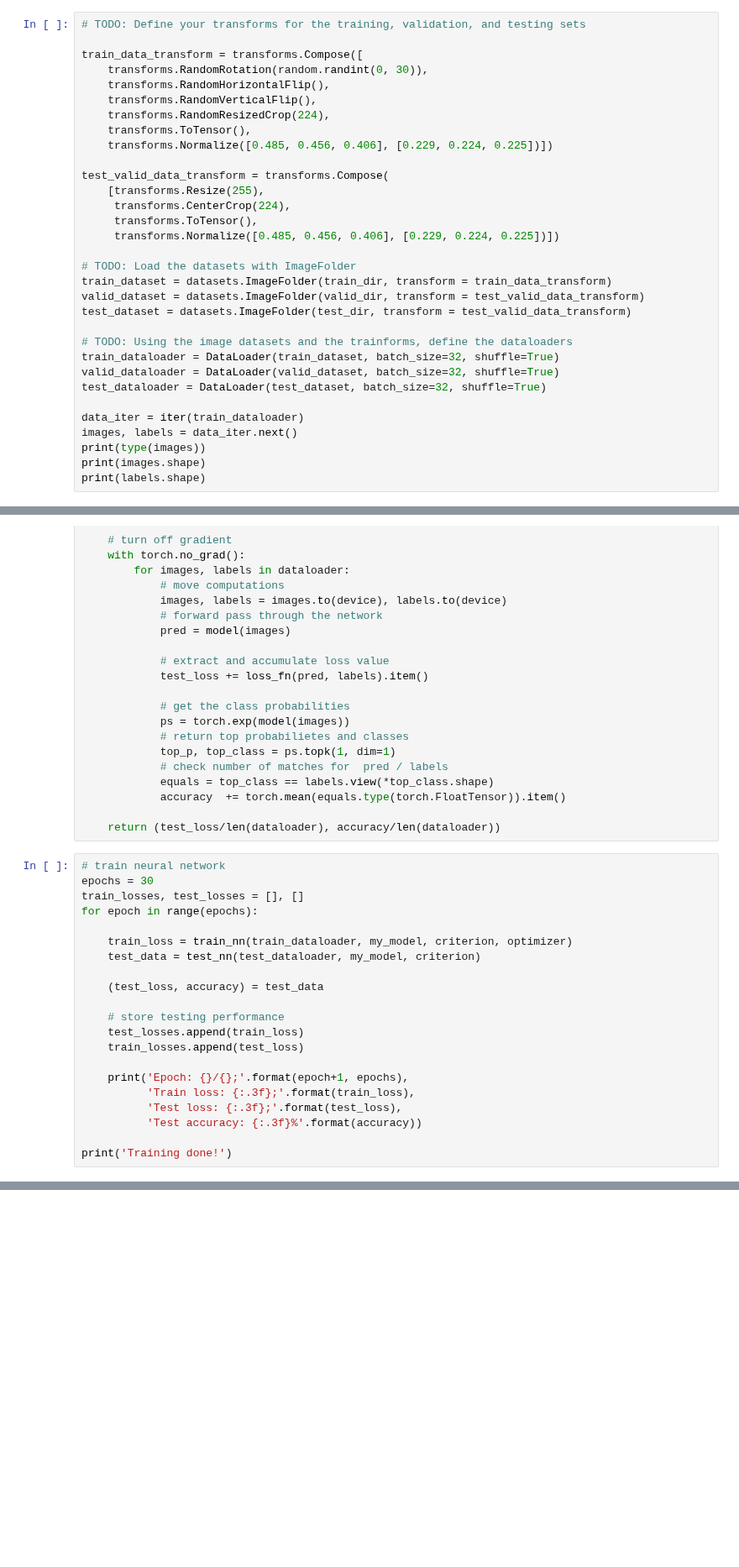
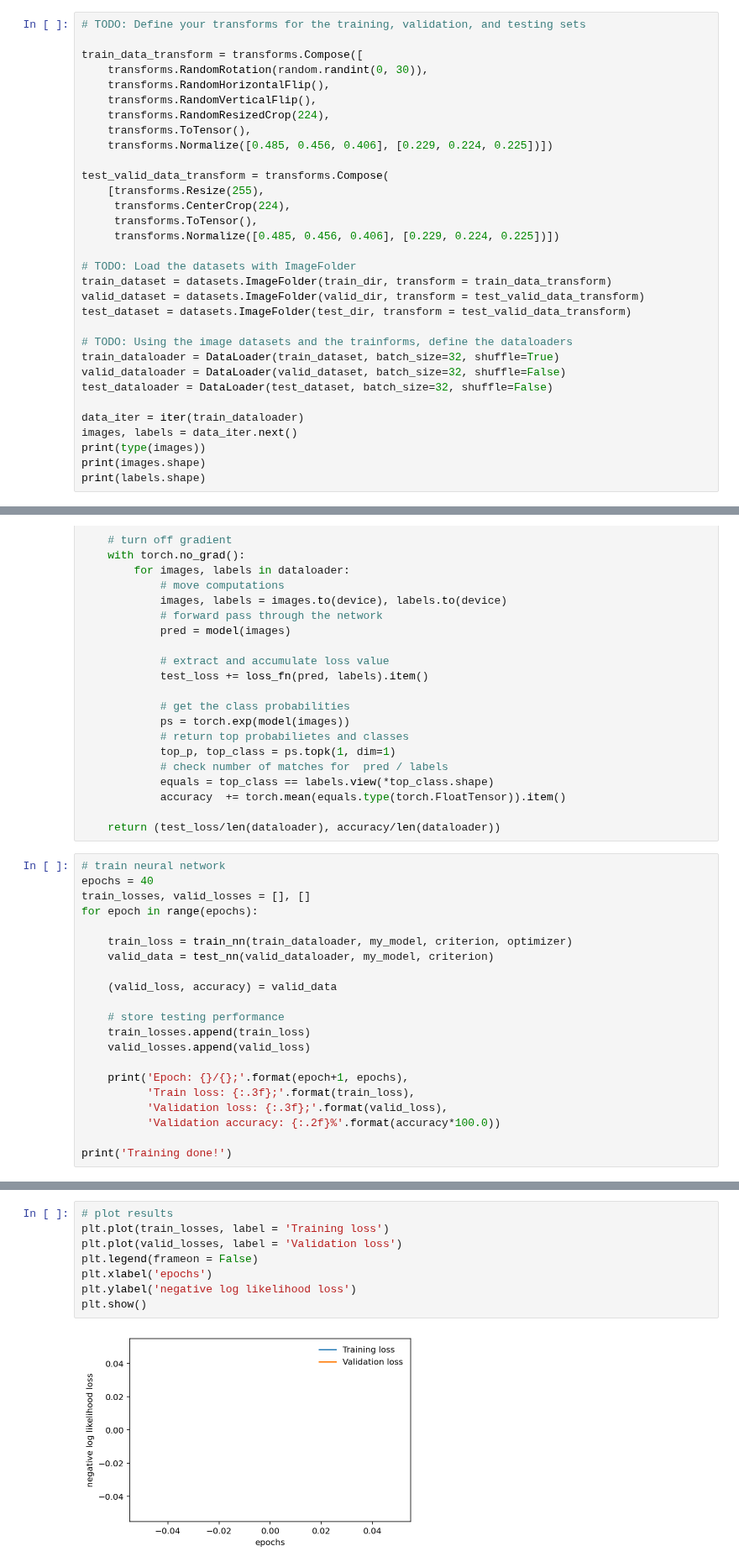
Before and after one commit to Diodak92/Image-Classifier, a Jupyter notebook: ImageClassifierProject.ipynb, the cells around one changed output, grey strips where cells are left out. Shown at 84% size. Cells and saved outputs as stored; diff of their text form; blank space fills up the shorter version.

```diff
--- a/ImageClassifierProject.ipynb
+++ b/ImageClassifierProject.ipynb
@@ -68,8 +68,8 @@ test_dataset = datasets.ImageFolder(test_dir, transform = test_valid_data_transf
 
 # TODO: Using the image datasets and the trainforms, define the dataloaders
 train_dataloader = DataLoader(train_dataset, batch_size=32, shuffle=True)
-valid_dataloader = DataLoader(valid_dataset, batch_size=32, shuffle=True)
-test_dataloader = DataLoader(test_dataset, batch_size=32, shuffle=True)
+valid_dataloader = DataLoader(valid_dataset, batch_size=32, shuffle=False)
+test_dataloader = DataLoader(test_dataset, batch_size=32, shuffle=False)
 
 data_iter = iter(train_dataloader)
 images, labels = data_iter.next()
@@ -246,23 +258,23 @@ def test_nn(dataloader, model, loss_fn):
     return (test_loss/len(dataloader), accuracy/len(dataloader))
 # %%
 # train neural network
-epochs = 30
-train_losses, test_losses = [], []
+epochs = 40
+train_losses, valid_losses = [], []
 for epoch in range(epochs):
 
     train_loss = train_nn(train_dataloader, my_model, criterion, optimizer)
-    test_data = test_nn(test_dataloader, my_model, criterion)
+    valid_data = test_nn(valid_dataloader, my_model, criterion)
 
-    (test_loss, accuracy) = test_data
+    (valid_loss, accuracy) = valid_data
 
     # store testing performance
-    test_losses.append(train_loss)
-    train_losses.append(test_loss)
+    train_losses.append(train_loss)
+    valid_losses.append(valid_loss)
 
     print('Epoch: {}/{};'.format(epoch+1, epochs),
           'Train loss: {:.3f};'.format(train_loss),
-          'Test loss: {:.3f};'.format(test_loss),
-          'Test accuracy: {:.3f}%'.format(accuracy))
+          'Validation loss: {:.3f};'.format(valid_loss),
+          'Validation accuracy: {:.2f}%'.format(accuracy*100.0))
 
 print('Training done!')
 # %% [output]
@@ -270,3 +282,13 @@ KeyboardInterrupt:
+# %%
+# plot results
+plt.plot(train_losses, label = 'Training loss')
+plt.plot(valid_losses, label = 'Validation loss')
+plt.legend(frameon = False)
+plt.xlabel('epochs')
+plt.ylabel('negative log likelihood loss')
+plt.show()
+# %% [output]
+[figure, added]
 # %% [markdown]
 ## Testing your network
 
```
Also changed, not shown: parts of 10 cells of this notebook.
